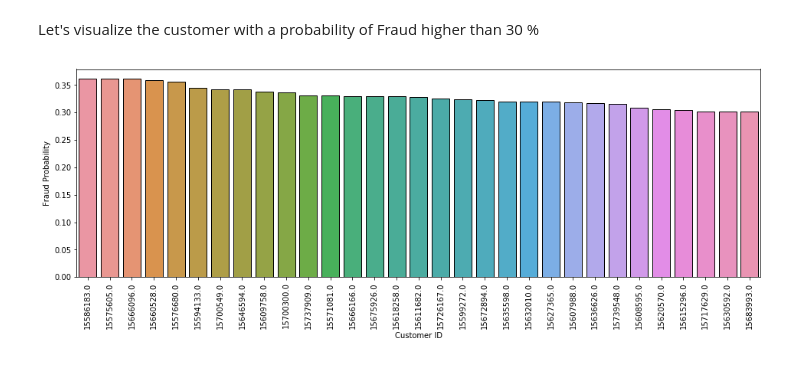
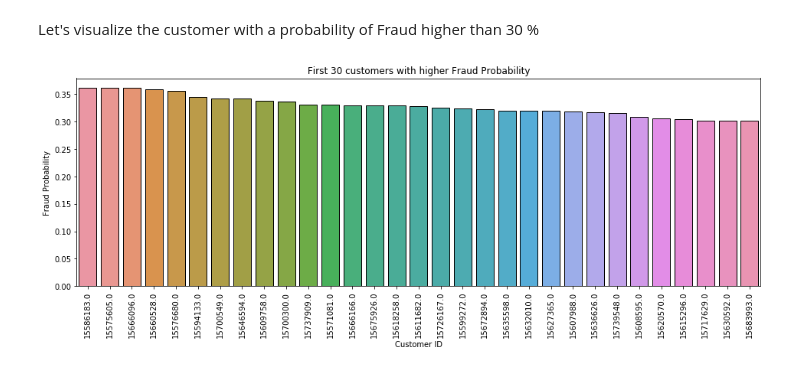
Before and after one commit to marcomiglionico94/Deep-learning, a Jupyter notebook: SOM-ANN Fraud Detection/SOM-ANN Frauds.ipynb, the cells around one changed output. Drawn from its saved outputs; the diff is of its cells as text; code cells hidden in the pictures.

```diff
--- a/SOM-ANN Fraud Detection/SOM-ANN Frauds.ipynb
+++ b/SOM-ANN Fraud Detection/SOM-ANN Frauds.ipynb
@@ -318,8 +318,9 @@ Let's visualize the customer with a probability of Fraud higher than 30 %
 fraud_df = fraud_df[fraud_df['Fraud Probability'] >= 0.30]
 # %%
 plt.figure(figsize = (16,5))
+plt.title('First 30 customers with higher Fraud Probability')
 ax = sns.barplot(x = 'Customer ID', y = "Fraud Probability", data = fraud_df, order = fraud_df['Customer ID'])
 for item in ax.get_xticklabels(): item.set_rotation(90)
 plt.show()
 # %% [output]
-[figure, old version]
+[figure, new version]
```
